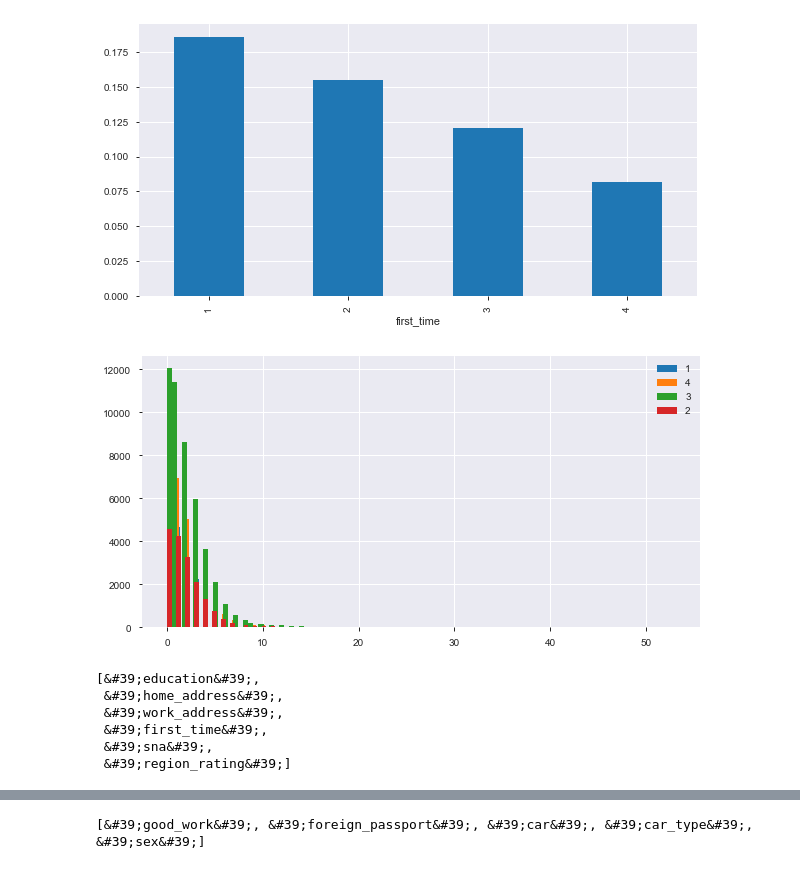
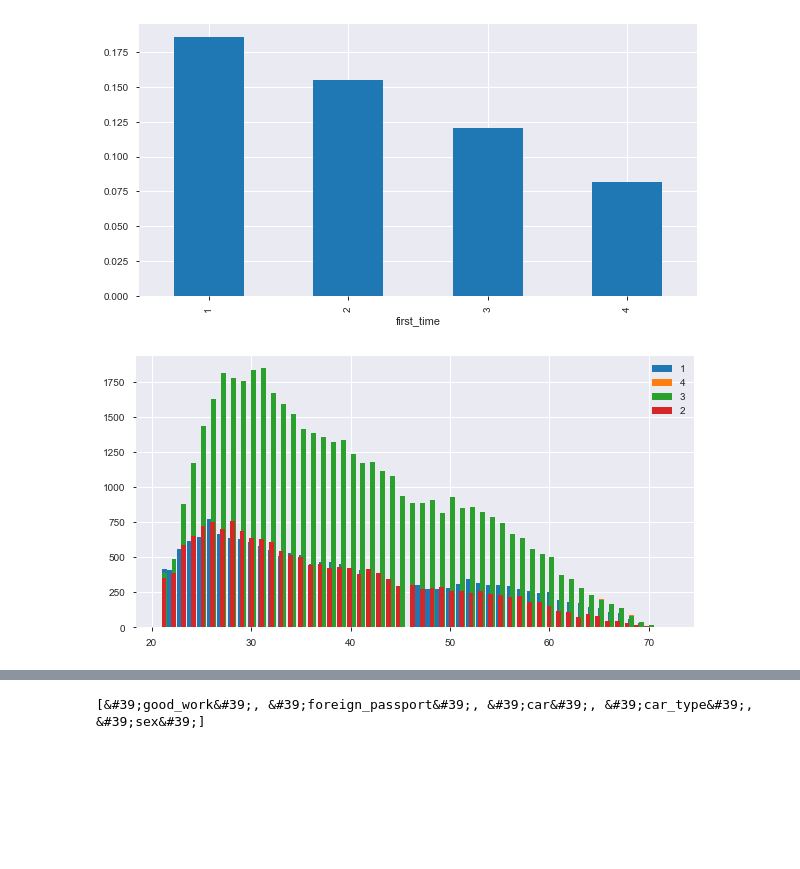
Before and after one commit to aberkoveo/skillfactory, a Jupyter notebook: Projects/Project_4/scorring_project_4.ipynb, the cells around one changed output, grey strips where cells are left out. Cells and saved outputs as stored; diff of their text form; code cells hidden in the pictures; blank space fills up the shorter version.

```diff
--- a/Projects/Project_4/scorring_project_4.ipynb
+++ b/Projects/Project_4/scorring_project_4.ipynb
@@ -198,5 +201,11 @@ for_plot.plot.bar()
 # %% [output]
 &lt;AxesSubplot:xlabel=&#39;first_time&#39;&gt;
 [figure]
+# %%
+for first_time in data.first_time.unique():
+    data[(data.first_time == first_time)].age.hist(bins=100, label=first_time)
+    plt.legend()
+# %% [output]
+[figure, added]
 # %%
 data['region_firstt'] = data['region_rating'] / (data['first_time'])
@@ -204,21 +214,6 @@ data['region_firstt'] = data['region_rating'] / (data['first_time'])
 # %%
 # data['bki_to_count'].sort_values(ascending=False)
 # data.drop(index=34773, inplace=True)
-# %%
-for region in data.first_time.unique():
-    data[(data.first_time == region)].bki_request_cnt.hist(bins=100, label=region)
-    plt.legend()
-# %% [output]
-[figure, removed]
 # %%
 # добавим новый признак к списку категорий, чтобы он попал на логарифмирование и стандартизацию
 num_cols = num_cols + ['region_firstt'] #+ ['bki_to_count']
-# %%
-cat_cols
-# %% [output]
-[&#39;education&#39;,
- &#39;home_address&#39;,
- &#39;work_address&#39;,
- &#39;first_time&#39;,
- &#39;sna&#39;,
- &#39;region_rating&#39;]
```
Also changed, not shown: parts of 10 cells of this notebook, 2 other files.
